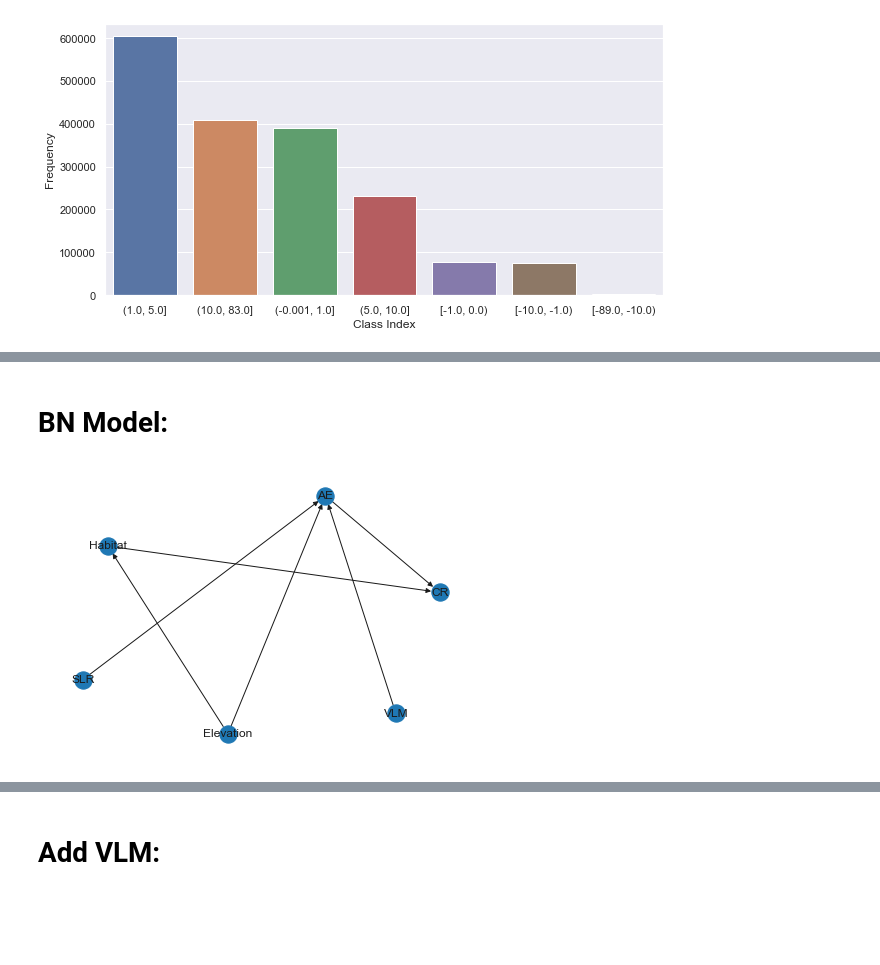
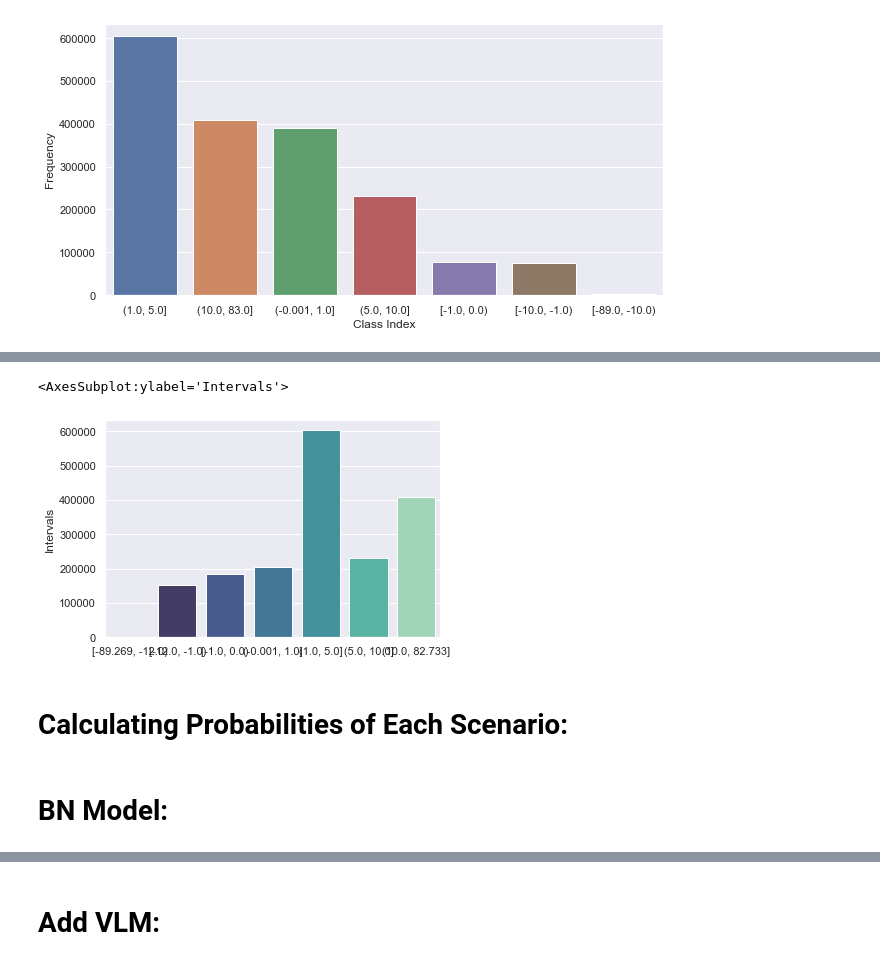
Before and after one commit to sashanksilwal/CRSLR, a Jupyter notebook: Final-Code/Merged-Code-Farah.ipynb, the cells around one changed output, grey strips where cells are left out. Cells and saved outputs as stored; diff of their text form; code cells hidden in the pictures; blank space fills up the shorter version.

```diff
--- a/Final-Code/Merged-Code-Farah.ipynb
+++ b/Final-Code/Merged-Code-Farah.ipynb
@@ -580,0 +597,13 @@ See the caveats in the documentation: https://pandas.pydata.org/pandas-docs/stab
+# %%
+# Step 1: Create Data Frame for each scenario:
+mitigation_df = pd.DataFrame()
+mitigation_df['AE_Values'] = elev_habit_map['Migitation 46-65']
+
+inter_df = pd.DataFrame()
+inter_df['AE_Values'] = elev_habit_map['Intermediate 46-65']
+
+inter_high_df = pd.DataFrame()
+inter_high_df['AE_Values'] = elev_habit_map['Intermediate-High 46-65']
+
+high_df = pd.DataFrame()
+high_df['AE_Values'] = elev_habit_map['High 46-65']
@@ -580,0 +733,4 @@ See the caveats in the documentation: https://pandas.pydata.org/pandas-docs/stab
+# %%
+mitigation_count = pd.DataFrame(mitigation_df.Intervals.value_counts())
+mitigation_count.sort_index(inplace=True)
+mitigation_count
@@ -580,0 +746,7 @@ See the caveats in the documentation: https://pandas.pydata.org/pandas-docs/stab
+# %%
+sns.barplot(x=mitigation_count.index, y="Intervals", palette="mako", data=mitigation_count)
+# %% [output]
+<AxesSubplot:ylabel='Intervals'>
+[figure, added]
+# %% [markdown]
+# Calculating Probabilities of Each Scenario:
@@ -581,8 +759,2 @@ See the caveats in the documentation: https://pandas.pydata.org/pandas-docs/stab
 # %% [markdown]
 # BN Model:
-# %%
-# Build the network:
-model = pgmpy.models.BayesianModel([('SLR', 'AE'), ('VLM', 'AE'), ('Elevation', 'AE'), ('Elevation', 'Habitat'), ('Habitat', 'CR'), ('AE', 'CR')])
-nx.draw(model, with_labels=True)
-# %% [output]
-[figure, removed]
```
Also changed, not shown: parts of 34 cells of this notebook.
